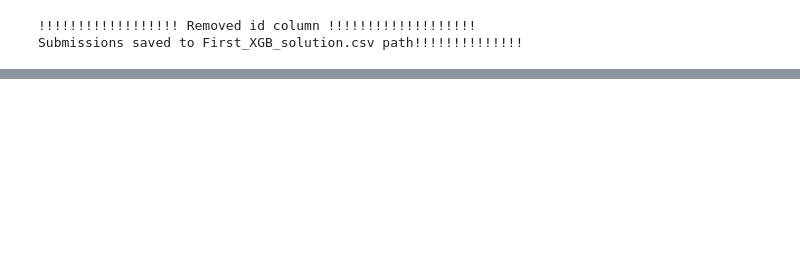
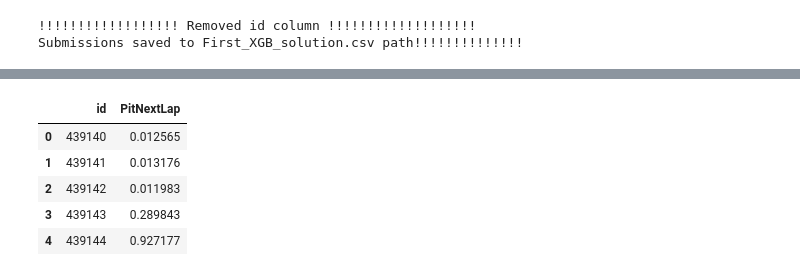
Before and after one commit to vijaytakbhate2002/kaggle_competition_solutions, a Jupyter notebook: f1_pit_stop_prediction/f1-pit-stop-prediction-catboost.ipynb, the cells around one changed output, grey strips where cells are left out. Saved outputs shown, nothing was run; the diff lists cells and outputs as text; code cells hidden in the pictures; blank space fills up the shorter version.

```diff
--- a/f1_pit_stop_prediction/f1-pit-stop-prediction-catboost.ipynb
+++ b/f1_pit_stop_prediction/f1-pit-stop-prediction-catboost.ipynb
@@ -571,0 +478,20 @@ Training: 0.9595
+# %%
+model_names = ['xgb', 'lgb', 'cat']
+model_scores = [roc_auc_score(y_test, y_prob_test_xgb), roc_auc_score(y_test, y_prob_test_lgb), roc_auc_score(y_test, y_prob_test_cat)]
+weights = [score / sum(model_scores) for score in model_scores]
+model_weights = dict(zip(model_names, weights))
+
+lgb_predictions = pd.read_csv("First_LGB_solution.csv")
+xgb_predictions = pd.read_csv("First_XGB_solution.csv")
+cat_predictions = pd.read_csv("CatBoost_Solution.csv")
+
+final_predictions_v1 = model_weights['xgb'] * xgb_predictions['PitNextLap'] + model_weights['lgb'] * lgb_predictions['PitNextLap'] + model_weights['cat'] * cat_predictions['PitNextLap']
+final_predictions_v1_df = pd.DataFrame({'id': test_df_scaled_v1['id'], 'PitNextLap':final_predictions_v1})
+final_predictions_v1_df.head()
+# %% [output]
+|  | id | PitNextLap |
+| 0 | 439140 | 0.012565 |
+| 1 | 439141 | 0.013176 |
+| 2 | 439142 | 0.011983 |
+| 3 | 439143 | 0.289843 |
+| 4 | 439144 | 0.927177 |
```
Also changed, not shown: parts of 14 cells of this notebook, 5 other files.
